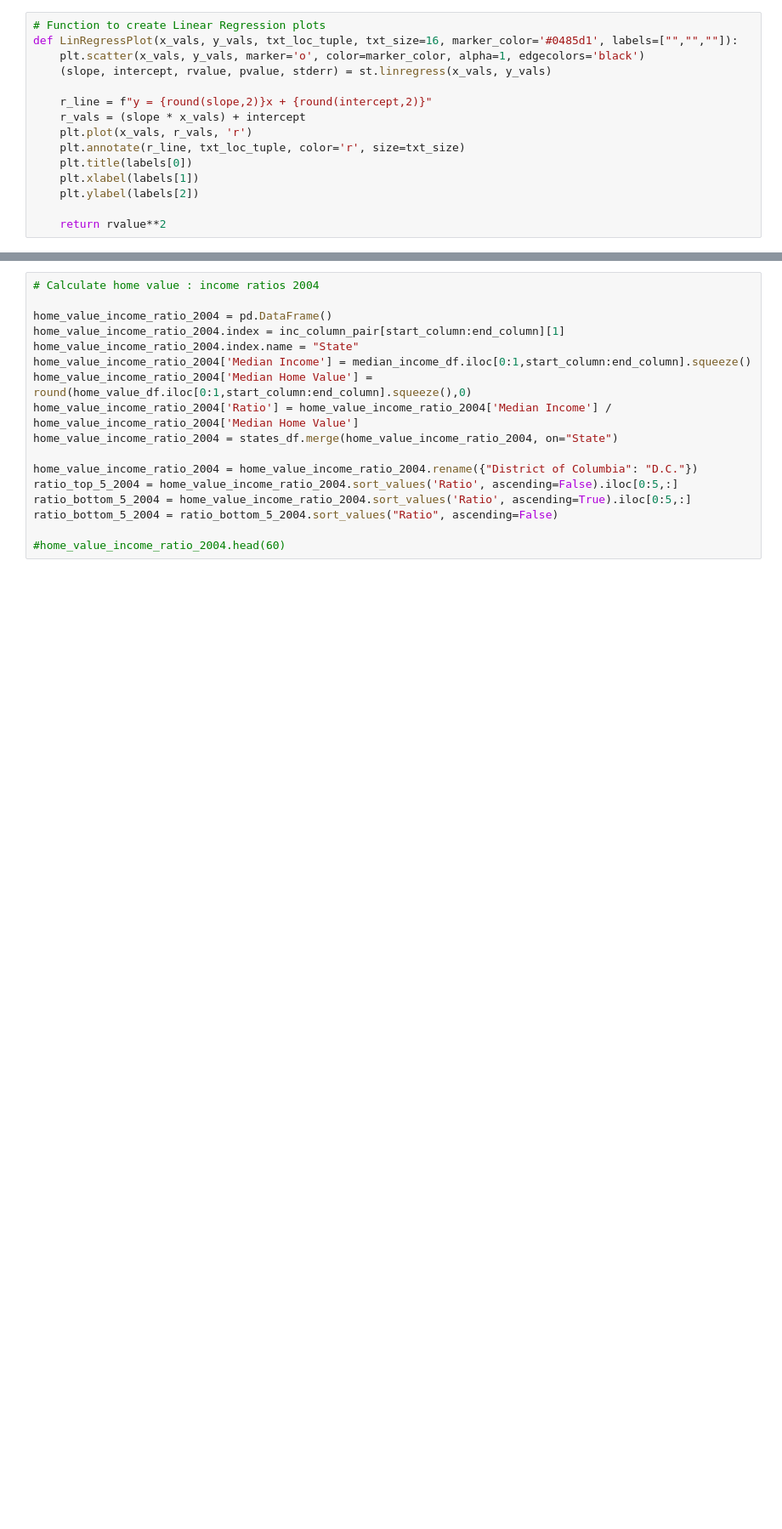
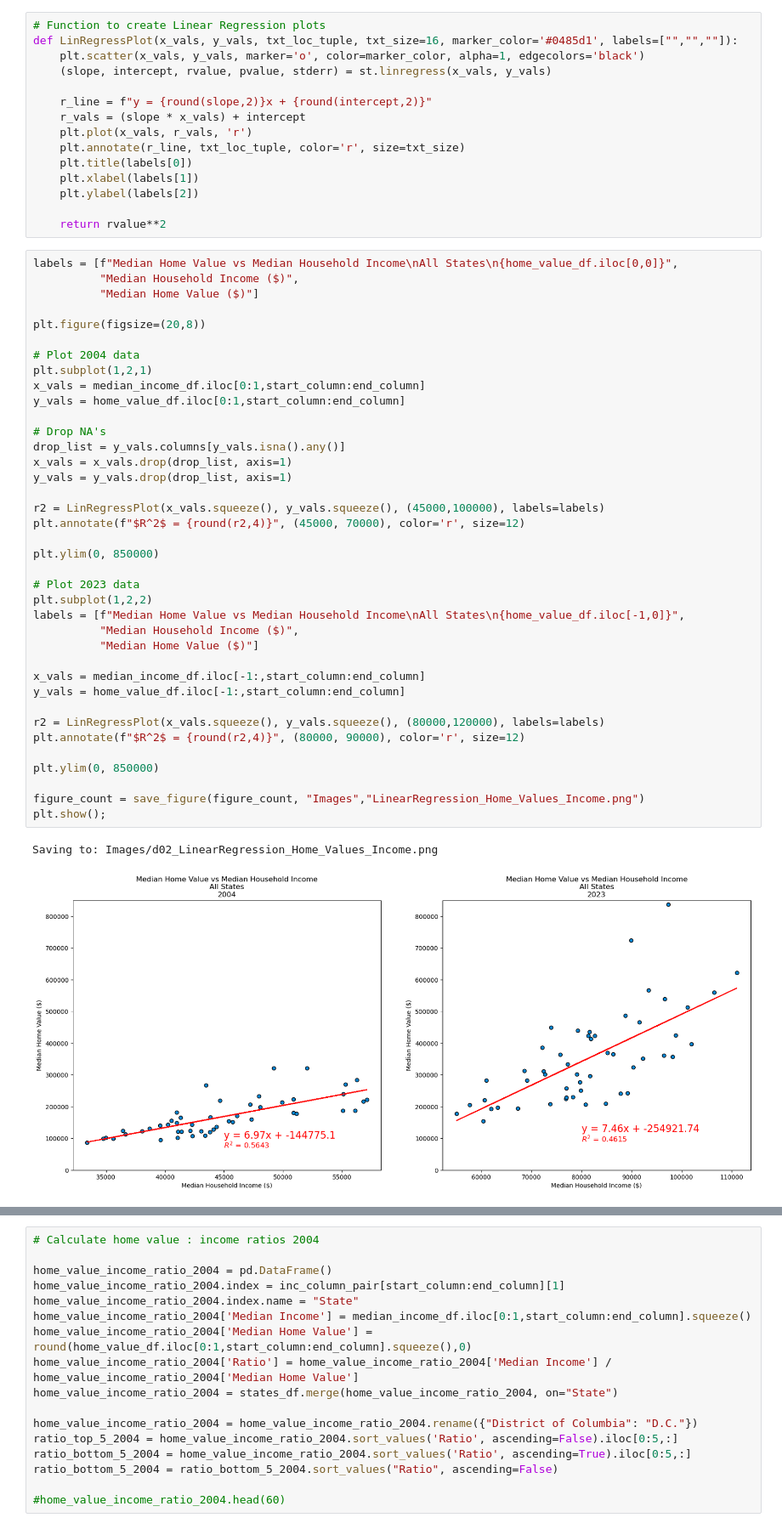
Before and after one commit to d-burke-data/Project_01, a Jupyter notebook: Work_David/Home_Value_vs_Median_Income.ipynb, the cells around one changed output, grey strips where cells are left out. Shown: that part at 85% size. Drawn from its saved outputs; the diff is of its cells as text; blank space fills up the shorter version.

```diff
--- a/Work_David/Home_Value_vs_Median_Income.ipynb
+++ b/Work_David/Home_Value_vs_Median_Income.ipynb
@@ -377,4 +336,45 @@ def LinRegressPlot(x_vals, y_vals, txt_loc_tuple, txt_size=16, marker_color='#04
     plt.ylabel(labels[2])
 
     return rvalue**2
+# %%
+labels = [f"Median Home Value vs Median Household Income\nAll States\n{home_value_df.iloc[0,0]}",
+          "Median Household Income ($)",
+          "Median Home Value ($)"]
+
+plt.figure(figsize=(20,8))
+
+# Plot 2004 data
+plt.subplot(1,2,1)
+x_vals = median_income_df.iloc[0:1,start_column:end_column]
+y_vals = home_value_df.iloc[0:1,start_column:end_column]
+
+# Drop NA's
+drop_list = y_vals.columns[y_vals.isna().any()]
+x_vals = x_vals.drop(drop_list, axis=1)
+y_vals = y_vals.drop(drop_list, axis=1)
+
+r2 = LinRegressPlot(x_vals.squeeze(), y_vals.squeeze(), (45000,100000), labels=labels)
+plt.annotate(f"$R^2$ = {round(r2,4)}", (45000, 70000), color='r', size=12)
+
+plt.ylim(0, 850000)
+
+# Plot 2023 data
+plt.subplot(1,2,2)
+labels = [f"Median Home Value vs Median Household Income\nAll States\n{home_value_df.iloc[-1,0]}",
+          "Median Household Income ($)",
+          "Median Home Value ($)"]
+
+x_vals = median_income_df.iloc[-1:,start_column:end_column]
+y_vals = home_value_df.iloc[-1:,start_column:end_column]
+
+r2 = LinRegressPlot(x_vals.squeeze(), y_vals.squeeze(), (80000,120000), labels=labels)
+plt.annotate(f"$R^2$ = {round(r2,4)}", (80000, 90000), color='r', size=12)
+
+plt.ylim(0, 850000)
+
+figure_count = save_figure(figure_count, "Images","LinearRegression_Home_Values_Income.png")
+plt.show();
+# %% [output]
+Saving to: Images/d02_LinearRegression_Home_Values_Income.png
+[figure, added]
 # %%
```
Also changed, not shown: parts of 25 cells of this notebook, 19 other files.
